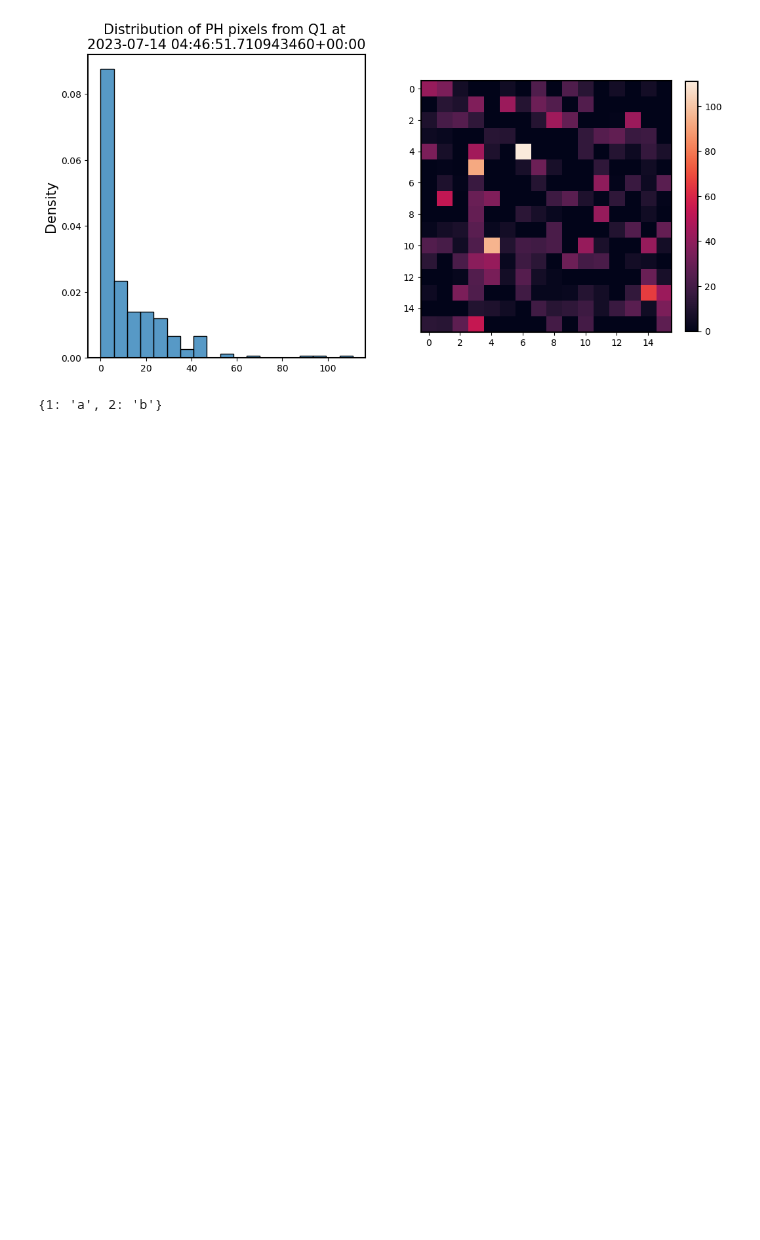
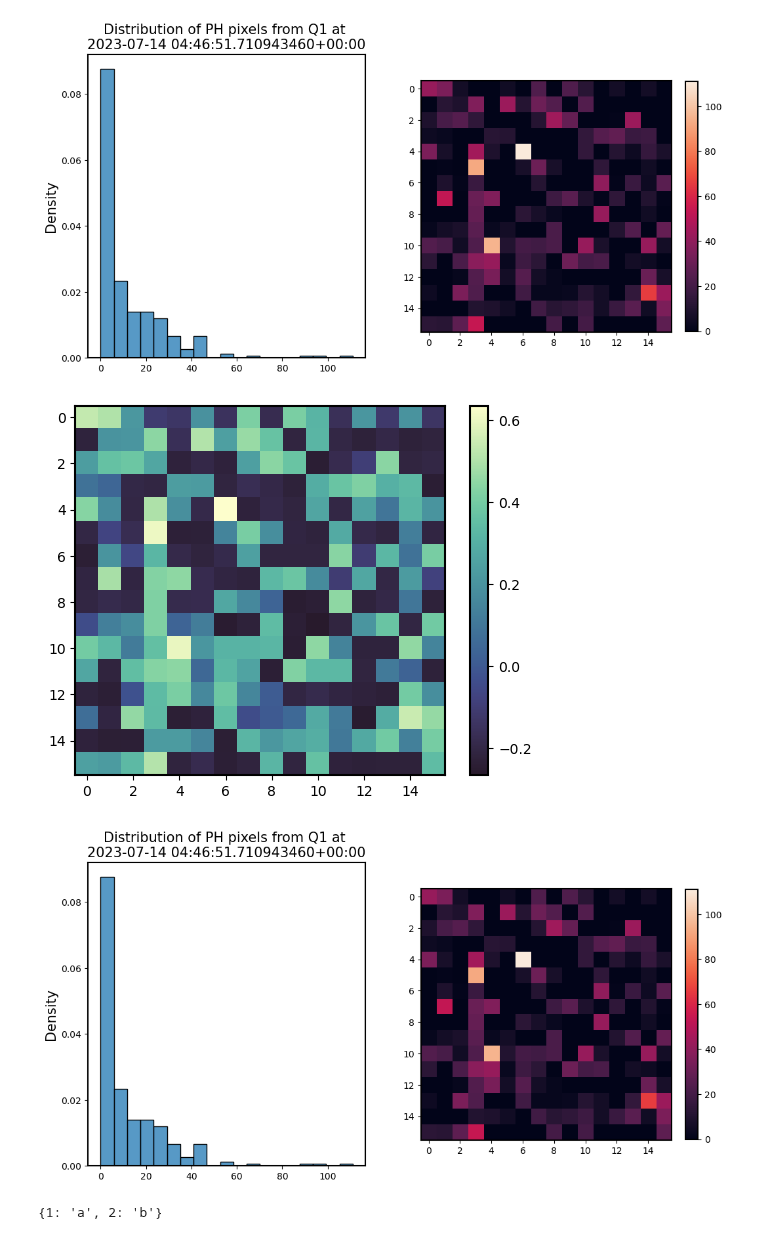
Before and after one commit to panoseti/panoseti, a Jupyter notebook: anomaly-detection/ph_eda.ipynb, the cells around one changed output. Cells and saved outputs as stored; diff of their text form; code cells hidden in the pictures; blank space fills up the shorter version.

```diff
--- a/anomaly-detection/ph_eda.ipynb
+++ b/anomaly-detection/ph_eda.ipynb
@@ -85,6 +88,22 @@ plot_ph_pixel_dist(ph_data['img'],  ph_data['meta'], ax=axs[0])
 plt.show()
 # %% [output]
 [figure]
+# %%
+# PH data EDA: visualize PH image and the distribution of pixel values.
+ph_dataset.reset_ph_generator()
+ph_img = ph_dataset[0].numpy().squeeze(0)
+s = plt.imshow(ph_img)
+# plt.colorbar(s)
+# plt.show()
+
+f, axs = plt.subplots(1, 2, figsize=(12, 6))
+ph_dataset.plot_ph_img(ph_img, ph_data['meta'], ax=axs[1])
+ph_dataset.plot_ph_pixel_dist(ph_img,  ph_data['meta'], ax=axs[0])
+
+plt.show()
+# %% [output]
+[figure, added]
+[figure, added]
 # %%
 x = {1: 'a', 2: 'b'}
 # %%
```
Also changed, not shown: parts of 2 cells of this notebook, 3 other files.
